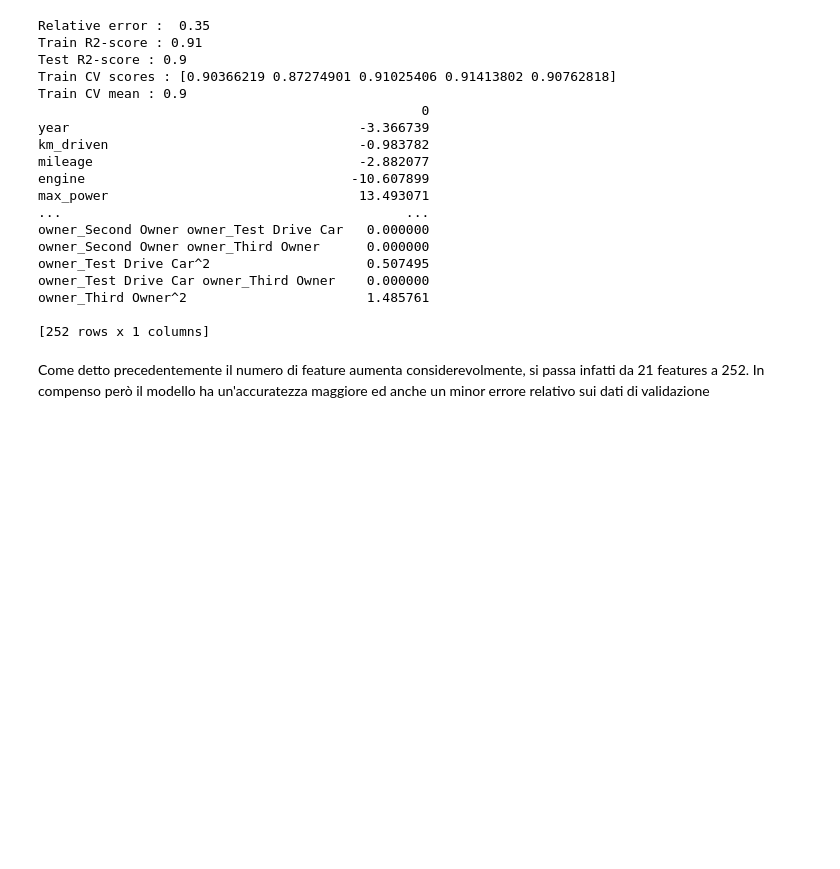
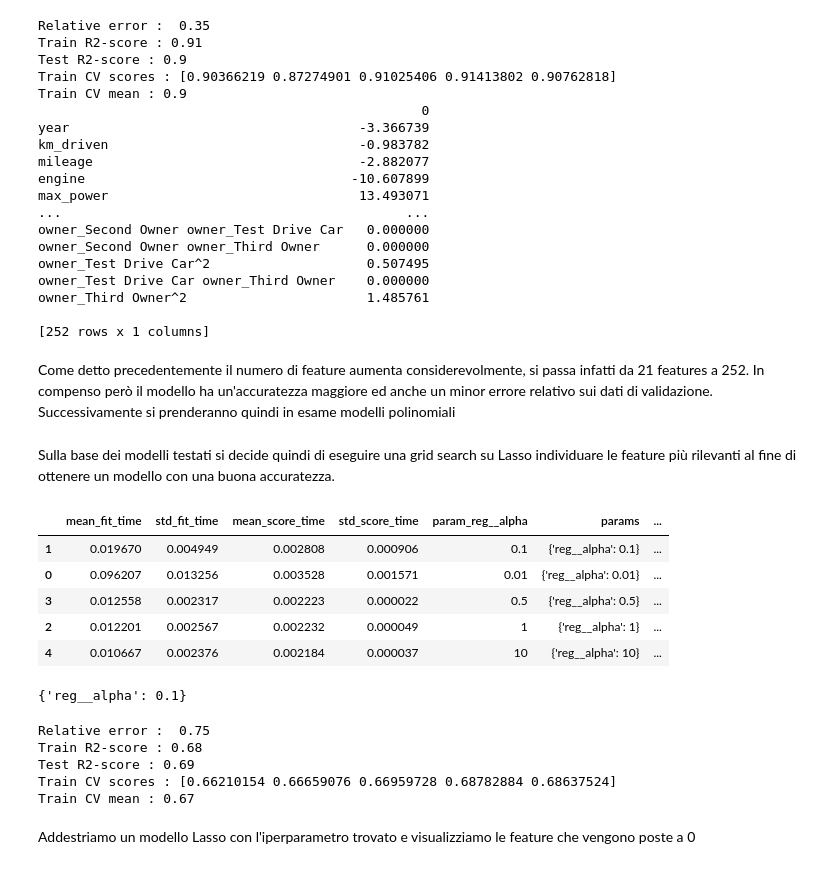
Before and after one commit to MariaMengozzi/esameDI, a Jupyter notebook: Progetto_esame_DI.ipynb, the cells around one changed output. Saved outputs shown, nothing was run; the diff lists cells and outputs as text; code cells hidden in the pictures; blank space fills up the shorter version.

```diff
--- a/Progetto_esame_DI.ipynb
+++ b/Progetto_esame_DI.ipynb
@@ -904,4 +920,6 @@ owner_Third Owner^2                       1.485761
 
 [252 rows x 1 columns]
 # %% [markdown]
-Come detto precedentemente il numero di feature aumenta considerevolmente, si passa infatti da 21 features a 252. In compenso però il modello ha un'accuratezza maggiore ed anche un minor errore relativo sui dati di validazione
+Come detto precedentemente il numero di feature aumenta considerevolmente, si passa infatti da 21 features a 252. In compenso però il modello ha un'accuratezza maggiore ed anche un minor errore relativo sui dati di validazione. Successivamente si prenderanno quindi in esame modelli polinomiali
+# %% [markdown]
+Sulla base dei modelli testati si decide quindi di eseguire una grid search su Lasso individuare le feature più rilevanti al fine di ottenere un modello con una buona accuratezza.
@@ -907,0 +928,54 @@ Come detto precedentemente il numero di feature aumenta considerevolmente, si pa
+# %%
+lasso_grid = Pipeline([
+    ("scale", StandardScaler()),
+    ("reg",  Lasso(random_state=42))
+])
+
+grid = {
+    "reg__alpha": [0.01, 0.1, 1, 0.5, 10]
+}
+gs = GridSearchCV(lasso_grid, grid, cv=kf, refit=True)
+gs.fit(X_train, y_train);
+pd.DataFrame(gs.cv_results_).sort_values("mean_test_score", ascending=False)
+# %% [output]
+|  | mean_fit_time | std_fit_time | mean_score_time | std_score_time | param_reg__alpha | params | ... |
+| 1 | 0.019670 | 0.004949 | 0.002808 | 0.000906 | 0.1 | {'reg__alpha': 0.1} | ... |
+| 0 | 0.096207 | 0.013256 | 0.003528 | 0.001571 | 0.01 | {'reg__alpha': 0.01} | ... |
+| 3 | 0.012558 | 0.002317 | 0.002223 | 0.000022 | 0.5 | {'reg__alpha': 0.5} | ... |
+| 2 | 0.012201 | 0.002567 | 0.002232 | 0.000049 | 1 | {'reg__alpha': 1} | ... |
+| 4 | 0.010667 | 0.002376 | 0.002184 | 0.000037 | 10 | {'reg__alpha': 10} | ... |
+# %%
+print(gs.best_params_)
+# %% [output]
+{'reg__alpha': 0.1}
+# %%
+# R2 score of train set
+y_pred_train = gs.predict(X_train)
+R2_train_model = r2_score(y_train,y_pred_train)
+
+
+# R2 score of test set
+y_pred_val = gs.predict(X_val)
+R2_test_model = r2_score(y_val,y_pred_val)
+
+
+# R2 mean of train set using Cross validation
+cross_val = cross_val_score(gs ,X_train ,y_train ,cv=kf)
+cv_mean = cross_val.mean()
+
+
+# Printing results
+#print("Mean squared error :",round(mean_squared_error(y_val, y_pred_val),2))
+print("Relative error : ",round(relative_error(y_val, y_pred_val),2))
+print("Train R2-score :",round(R2_train_model,2))
+print("Test R2-score :",round(R2_test_model,2))
+print("Train CV scores :",cross_val)
+print("Train CV mean :",round(cv_mean,2))
+# %% [output]
+Relative error :  0.75
+Train R2-score : 0.68
+Test R2-score : 0.69
+Train CV scores : [0.66210154 0.66659076 0.66959728 0.68782884 0.68637524]
+Train CV mean : 0.67
+# %% [markdown]
+Addestriamo un modello Lasso con l'iperparametro trovato e visualizziamo le feature che vengono poste a 0
```
Also changed, not shown: parts of 66 cells of this notebook.
